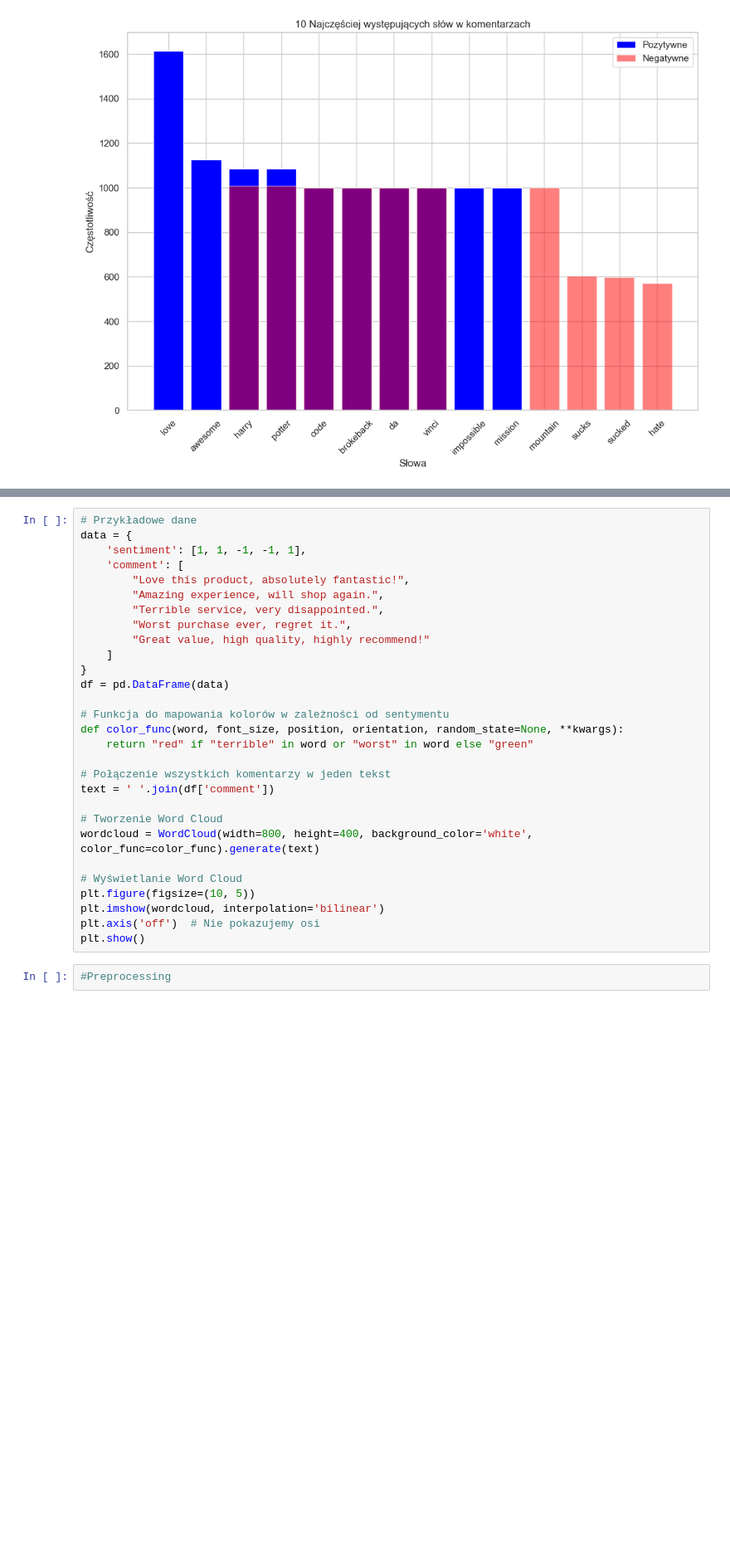
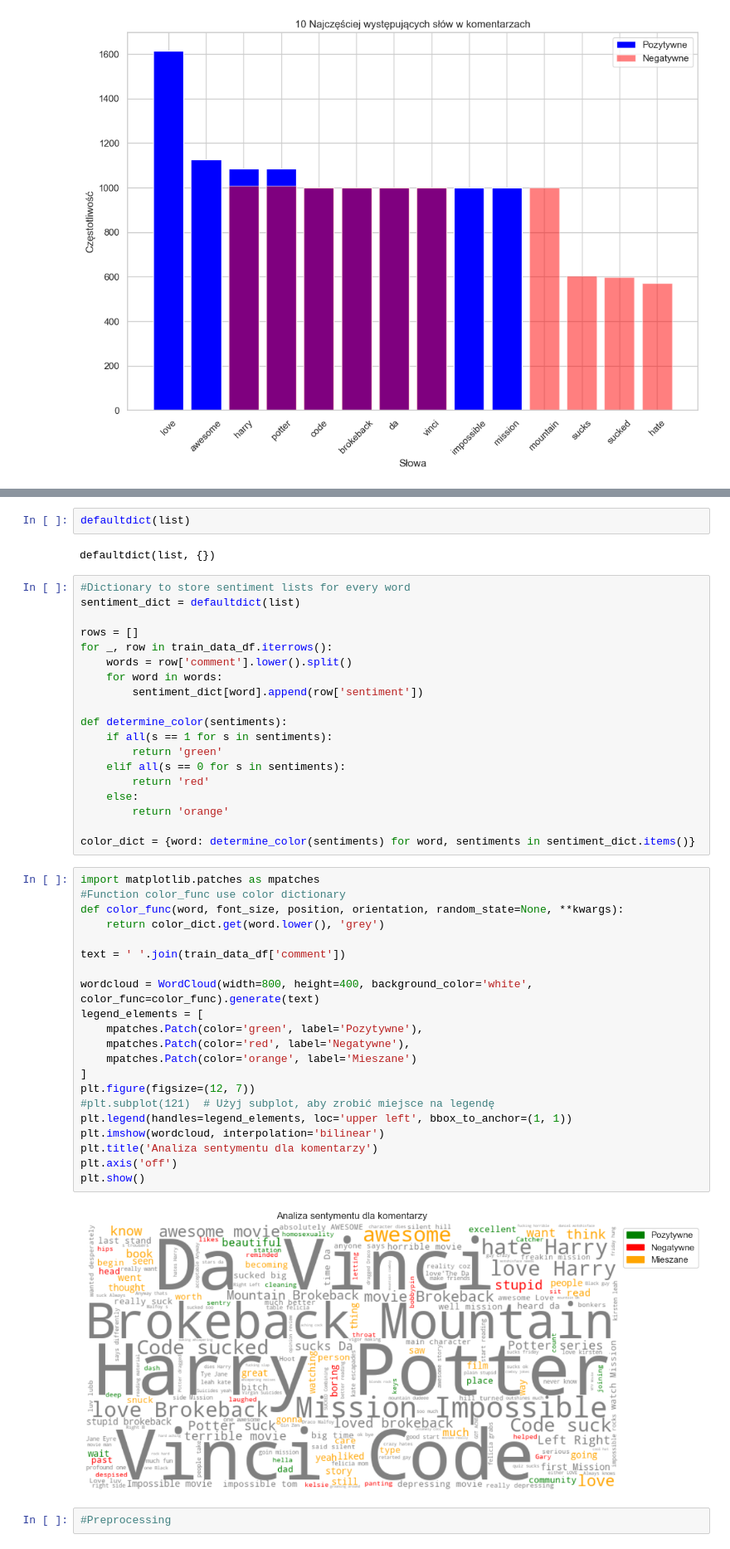
Before and after one commit to agomolka/MAThesisSentimentAnalysis, a Jupyter notebook: Social_Media_Text_Sentiment_Analysis.ipynb, the cells around one changed output, grey strips where cells are left out. Shown at 83% size. Drawn from its saved outputs; the diff is of its cells as text; blank space fills up the shorter version.

```diff
--- a/Social_Media_Text_Sentiment_Analysis.ipynb
+++ b/Social_Media_Text_Sentiment_Analysis.ipynb
@@ -144,34 +153,51 @@ plt.grid(True)
 plt.show()
 # %% [output]
 [figure]
-# %%
-# Przykładowe dane
-data = {
-    'sentiment': [1, 1, -1, -1, 1],
-    'comment': [
-        "Love this product, absolutely fantastic!",
-        "Amazing experience, will shop again.",
-        "Terrible service, very disappointed.",
-        "Worst purchase ever, regret it.",
-        "Great value, high quality, highly recommend!"
-    ]
-}
-df = pd.DataFrame(data)
-
-# Funkcja do mapowania kolorów w zależności od sentymentu
-def color_func(word, font_size, position, orientation, random_state=None, **kwargs):
-    return "red" if "terrible" in word or "worst" in word else "green"
-
-# Połączenie wszystkich komentarzy w jeden tekst
-text = ' '.join(df['comment'])
-
-# Tworzenie Word Cloud
-wordcloud = WordCloud(width=800, height=400, background_color='white', color_func=color_func).generate(text)
-
-# Wyświetlanie Word Cloud
-plt.figure(figsize=(10, 5))
-plt.imshow(wordcloud, interpolation='bilinear')
-plt.axis('off')  # Nie pokazujemy osi
-plt.show()
+# %%
+defaultdict(list)
+# %% [output]
+defaultdict(list, {})
+# %%
+#Dictionary to store sentiment lists for every word
+sentiment_dict = defaultdict(list)
+
+rows = []
+for _, row in train_data_df.iterrows():
+    words = row['comment'].lower().split()
+    for word in words:
+        sentiment_dict[word].append(row['sentiment'])
+
+def determine_color(sentiments):
+    if all(s == 1 for s in sentiments):
+        return 'green'
+    elif all(s == 0 for s in sentiments):
+        return 'red'
+    else:
+        return 'orange'
+
+color_dict = {word: determine_color(sentiments) for word, sentiments in sentiment_dict.items()}
+# %%
+import matplotlib.patches as mpatches
+#Function color_func use color dictionary
+def color_func(word, font_size, position, orientation, random_state=None, **kwargs):
+    return color_dict.get(word.lower(), 'grey')
+
+text = ' '.join(train_data_df['comment'])
+
+wordcloud = WordCloud(width=800, height=400, background_color='white', color_func=color_func).generate(text)
+legend_elements = [
+    mpatches.Patch(color='green', label='Pozytywne'),
+    mpatches.Patch(color='red', label='Negatywne'),
+    mpatches.Patch(color='orange', label='Mieszane')
+]
+plt.figure(figsize=(12, 7))
+#plt.subplot(121)  # Użyj subplot, aby zrobić miejsce na legendę
+plt.legend(handles=legend_elements, loc='upper left', bbox_to_anchor=(1, 1))
+plt.imshow(wordcloud, interpolation='bilinear')
+plt.title('Analiza sentymentu dla komentarzy')
+plt.axis('off')
+plt.show()
+# %% [output]
+[figure, added]
 # %%
 #Preprocessing
```
Also changed, not shown: parts of 34 cells of this notebook.
